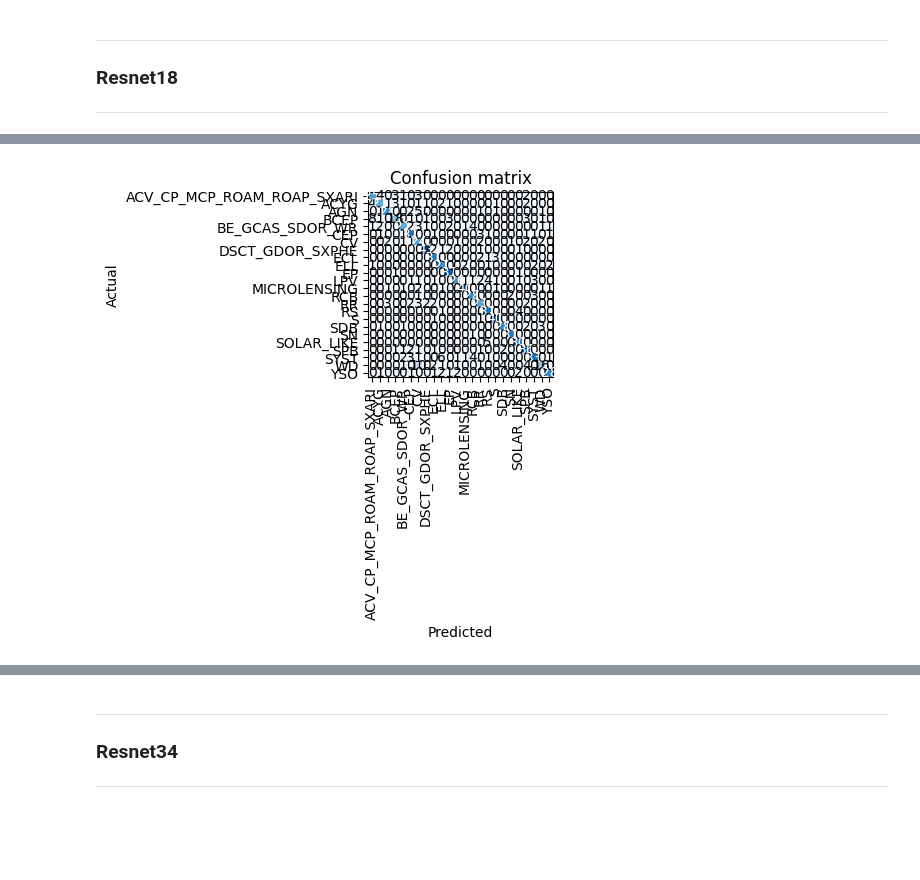
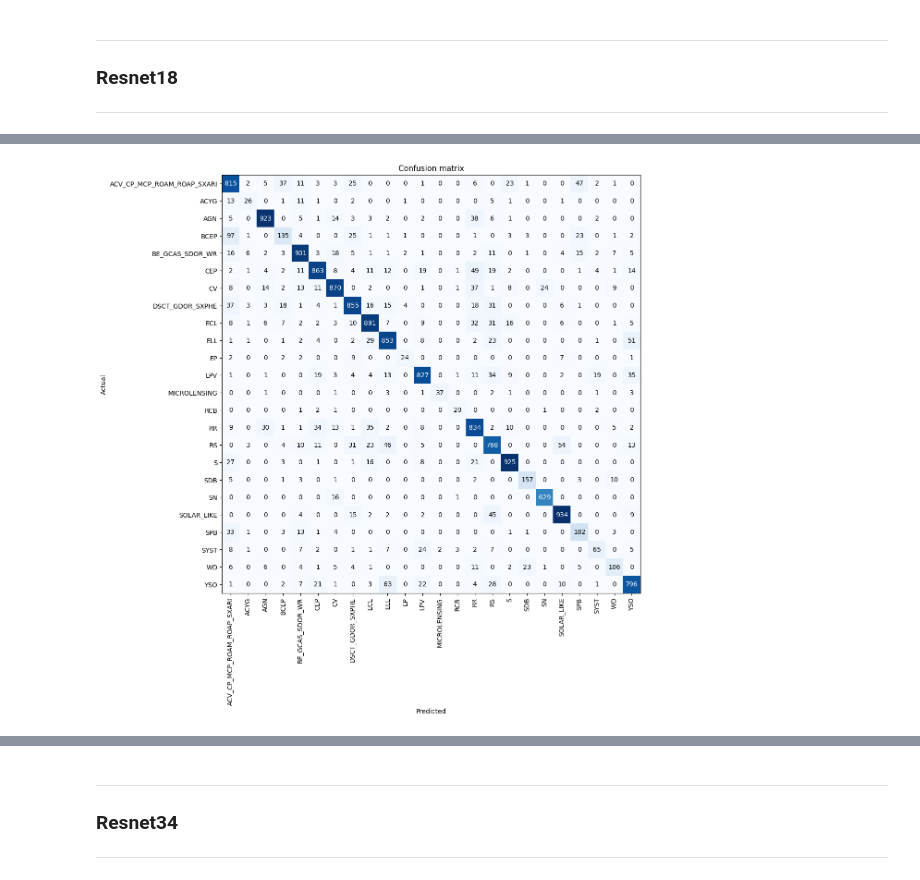
Before and after one commit to jduffy93/Gaia_variable_star_classification, a Jupyter notebook: model.ipynb, the cells around one changed output, grey strips where cells are left out. Drawn from its saved outputs; the diff is of its cells as text; code cells hidden in the pictures; blank space fills up the shorter version.

```diff
--- a/model.ipynb
+++ b/model.ipynb
@@ -324,7 +326,7 @@ KeyboardInterrupt:
 # %%
 interp = ClassificationInterpretation.from_learner(learn)
-interp.plot_confusion_matrix()
+interp.plot_confusion_matrix(figsize=(12,12))
 # %% [output]
 [interactive output not drawn]
 [interactive output not drawn]
-[figure, old version]
+[figure, new version]
```
Also changed, not shown: parts of 3 cells of this notebook, 4 other files.
